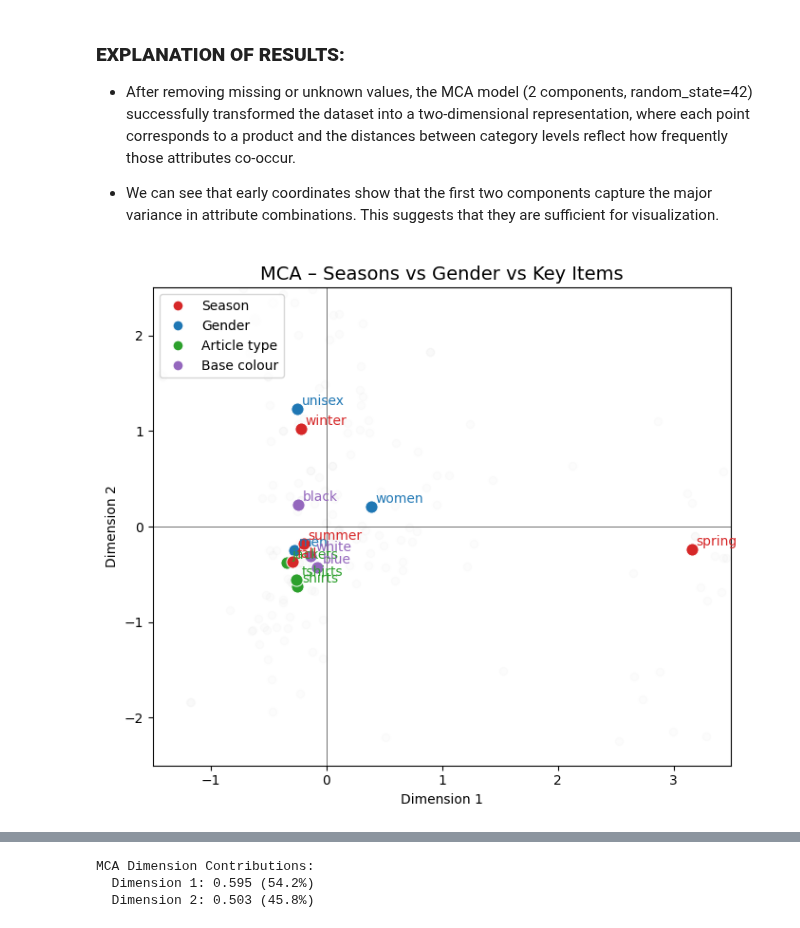
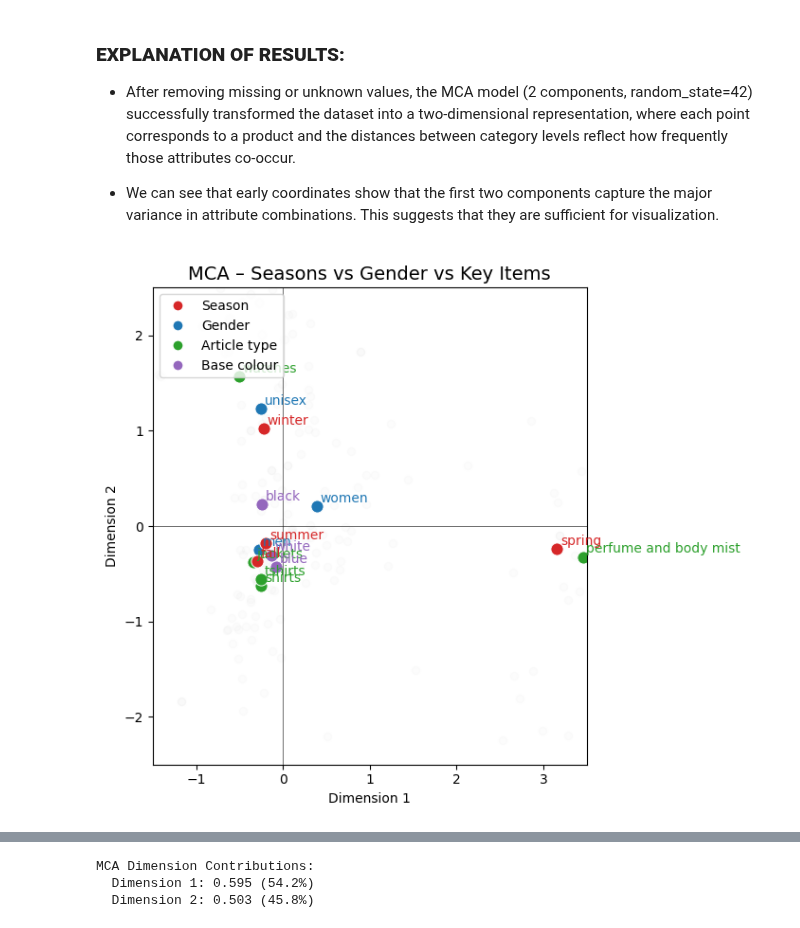
Before and after one commit to lenadahee/SI671-project, a Jupyter notebook: notebooks/671_Team_RLV_Code.ipynb, the cells around one changed output, grey strips where cells are left out. Cells and saved outputs as stored; diff of their text form; code cells hidden in the pictures.

```diff
--- a/notebooks/671_Team_RLV_Code.ipynb
+++ b/notebooks/671_Team_RLV_Code.ipynb
@@ -513,6 +541,8 @@ show_these = [
     "articleType__shirts",
     "articleType__dress",
     "articleType__jackets",
+    "articleType__watches",
+    "articleType__perfume and body mist",
     # a few base colours
     "baseColour__black",
     "baseColour__white",
@@ -540,34 +570,34 @@ def get_color(idx):
 
 for idx, row in plot_coords.iterrows():
     x, y = float(row[0]), float(row[1])
     c = get_color(idx)
     label = idx.split("__", 1)[1]
     plt.scatter(x, y, color=c, s=90, edgecolor="white", linewidth=0.7)
     plt.text(x + 0.04, y + 0.04, label, fontsize=10, color=c)
 
 # Axes & Limits (zoom in!)
 plt.axhline(0, color="black", linewidth=0.4)
 plt.axvline(0, color="black", linewidth=0.4)
 
 plt.xlim(-1.5, 3.5)   # <— zoom so spring/winter don’t look far away
 plt.ylim(-2.5, 2.5)
 
 plt.title("MCA – Seasons vs Gender vs Key Items", fontsize=14)
 plt.xlabel("Dimension 1")
 plt.ylabel("Dimension 2")
 
 legend_elems = [
     Line2D([0], [0], marker='o', color='w', label='Season', markerfacecolor='#d62728', markersize=8),
     Line2D([0], [0], marker='o', color='w', label='Gender', markerfacecolor='#1f77b4', markersize=8),
     Line2D([0], [0], marker='o', color='w', label='Article type', markerfacecolor='#2ca02c', markersize=8),
     Line2D([0], [0], marker='o', color='w', label='Base colour', markerfacecolor='#9467bd', markersize=8),
 ]
 plt.legend(handles=legend_elems, loc="upper left")
 
 plt.tight_layout()
 plt.show()
 # %% [output]
-[figure, old version]
+[figure, new version]
 # %% [markdown]
 ### **WHY THIS MATTERS:**
 - This MCA visualization reduces categorical product attributes ('season', 'gender',...etc) into a shared 2D space. This will reveal how attribute levels relate to one another.
```
Also changed, not shown: parts of 29 cells of this notebook.
